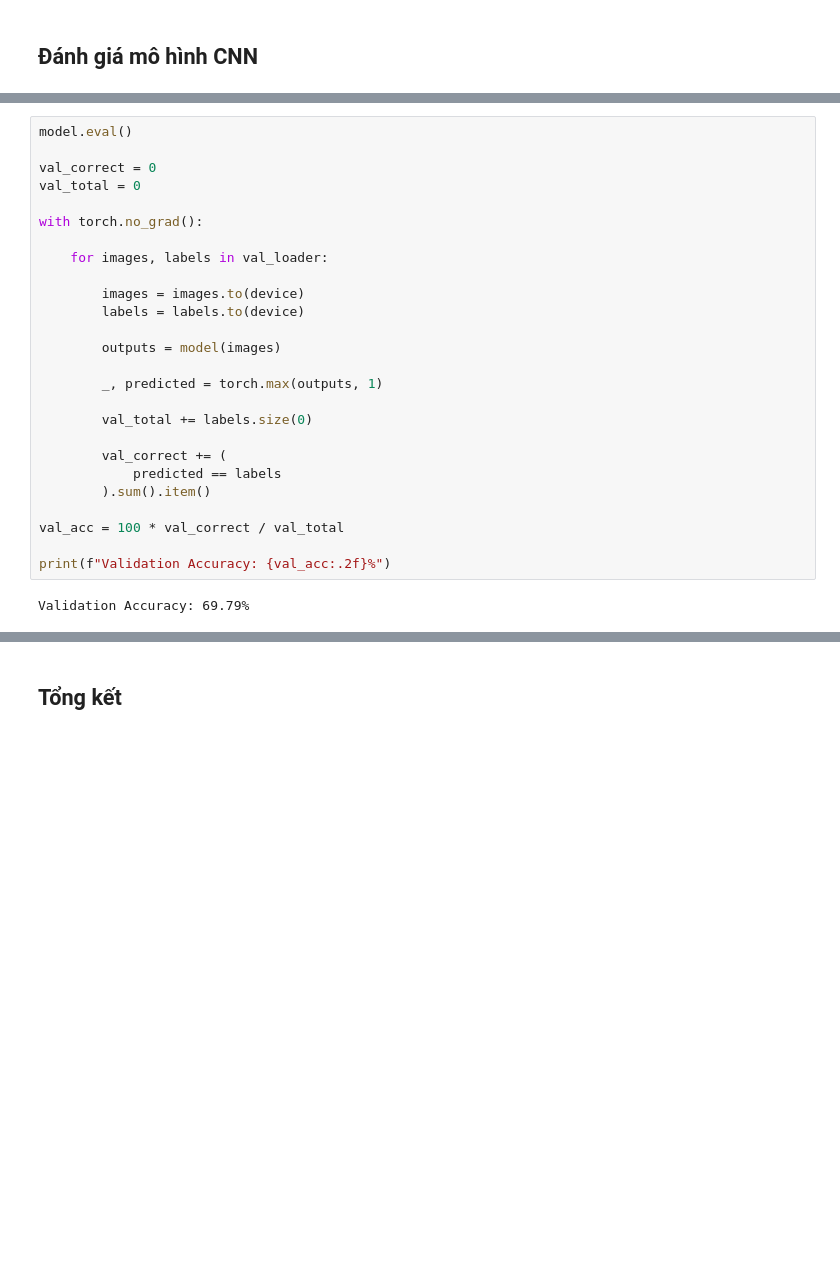
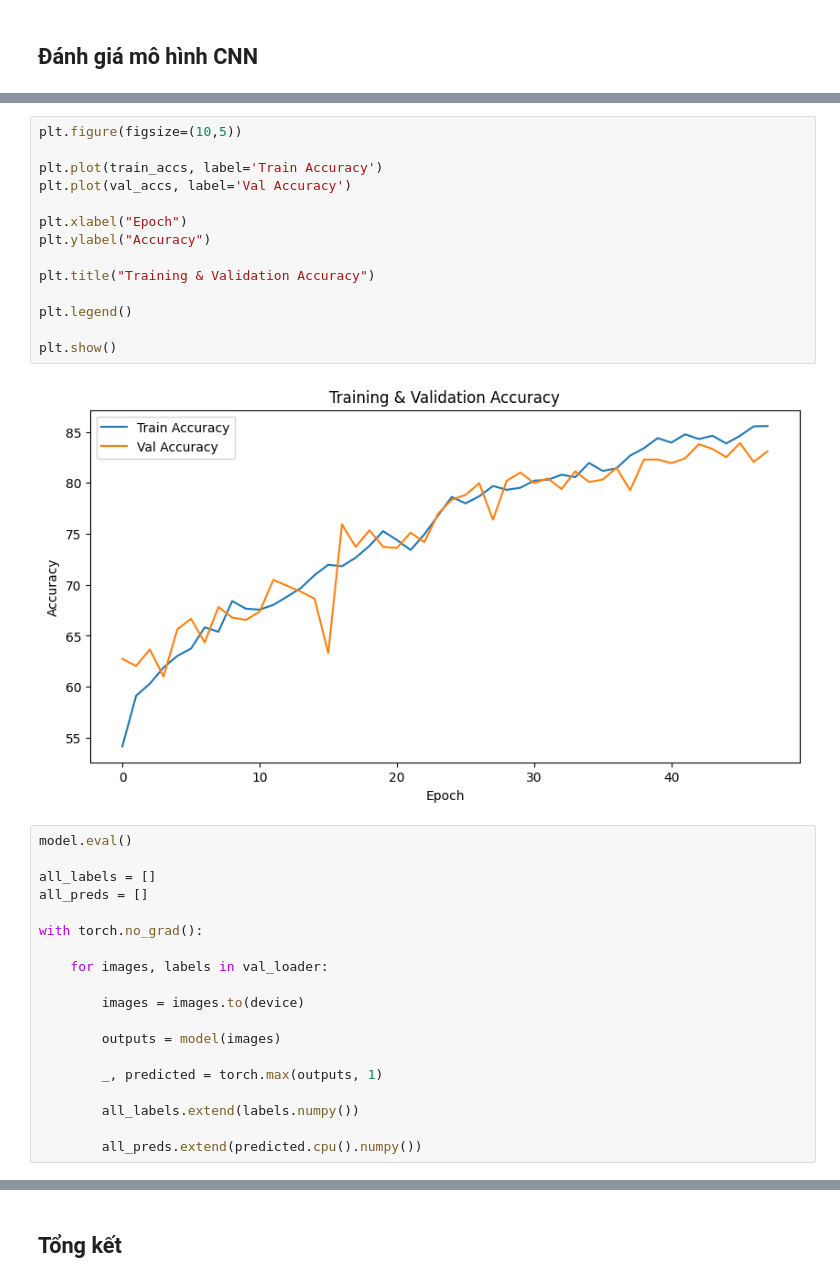
Before and after one commit to TienNguyen0712/ai-engineer-journey, a Jupyter notebook: chapter3_pytorch_computer_vision/flower_classification_cnn_tranfers_learning/01_baseline_cnn.ipynb, the cells around one changed output, grey strips where cells are left out. Cells and saved outputs as stored; diff of their text form; blank space fills up the shorter version.

```diff
--- a/chapter3_pytorch_computer_vision/flower_classification_cnn_tranfers_learning/01_baseline_cnn.ipynb
+++ b/chapter3_pytorch_computer_vision/flower_classification_cnn_tranfers_learning/01_baseline_cnn.ipynb
@@ -249,28 +469,35 @@ Train Accuracy: 72.57%
+# %%
+plt.figure(figsize=(10,5))
+
+plt.plot(train_accs, label='Train Accuracy')
+plt.plot(val_accs, label='Val Accuracy')
+
+plt.xlabel("Epoch")
+plt.ylabel("Accuracy")
+
+plt.title("Training & Validation Accuracy")
+
+plt.legend()
+
+plt.show()
+# %% [output]
+[figure, added]
 # %%
 model.eval()
 
-val_correct = 0
-val_total = 0
+all_labels = []
+all_preds = []
 
 with torch.no_grad():
 
     for images, labels in val_loader:
 
         images = images.to(device)
-        labels = labels.to(device)
 
         outputs = model(images)
 
         _, predicted = torch.max(outputs, 1)
 
-        val_total += labels.size(0)
+        all_labels.extend(labels.numpy())
 
-        val_correct += (
-            predicted == labels
-        ).sum().item()
-
-val_acc = 100 * val_correct / val_total
-
-print(f"Validation Accuracy: {val_acc:.2f}%")
+        all_preds.extend(predicted.cpu().numpy())
-# %% [output]
-Validation Accuracy: 69.79%
```
Also changed, not shown: parts of 19 cells of this notebook.
